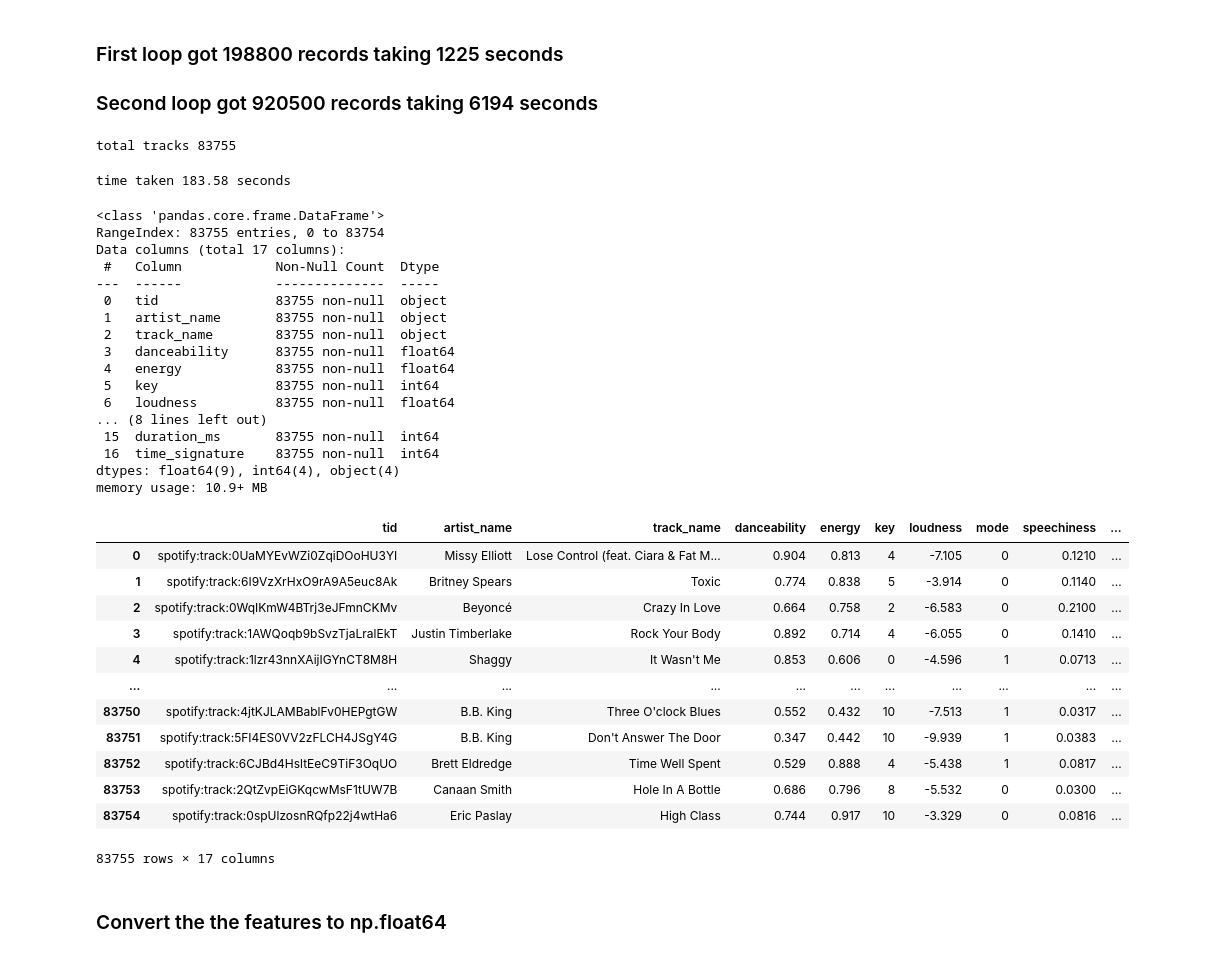
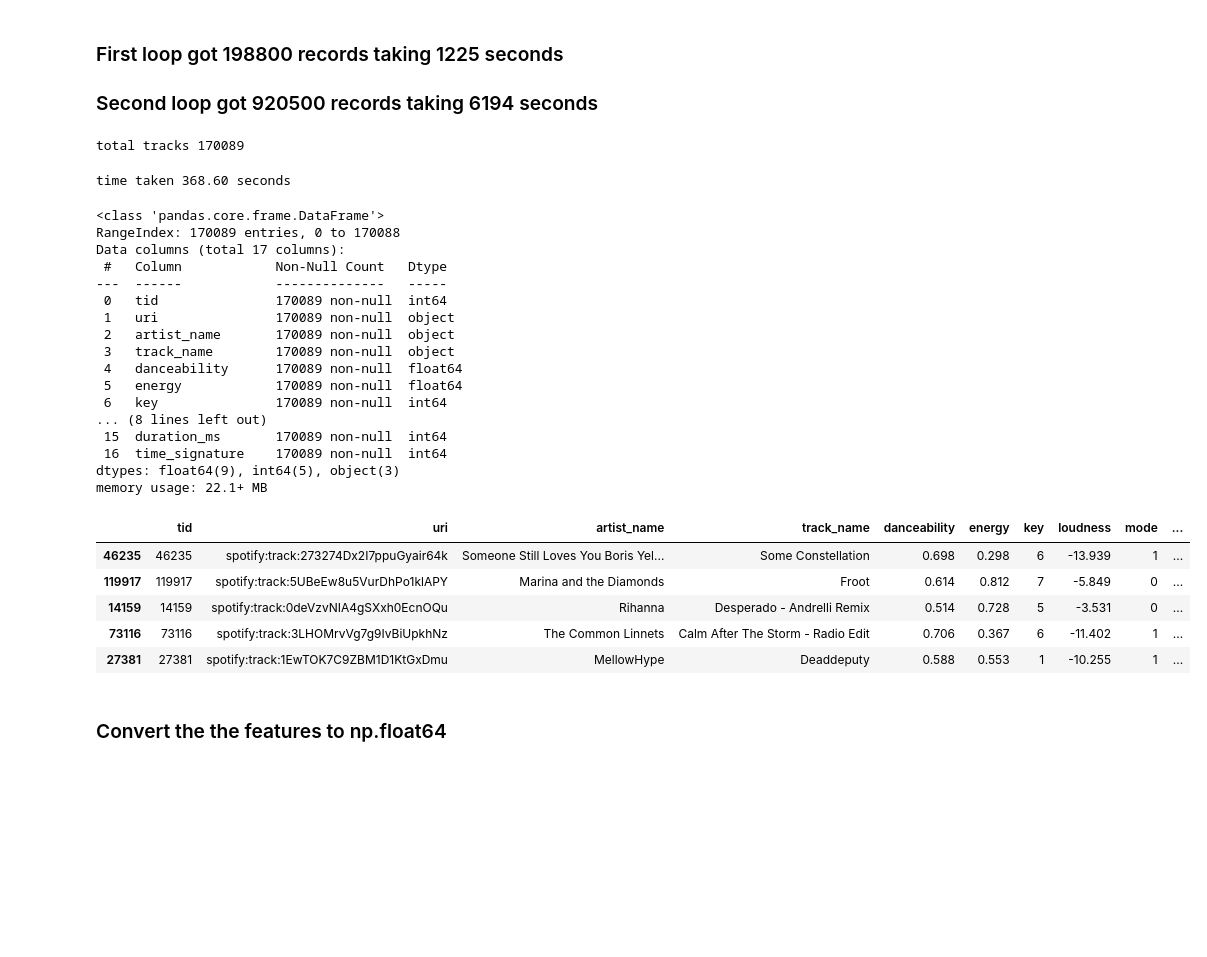
Before and after one commit to icarus08/ml-spotify-recommendations, a Jupyter notebook: feature_extraction.ipynb, the cells around one changed output. Cells and saved outputs as stored; diff of their text form; code cells hidden in the pictures; blank space fills up the shorter version.

```diff
--- a/feature_extraction.ipynb
+++ b/feature_extraction.ipynb
@@ -75,9 +86,9 @@ scope = "user-library-read"
 
 sp = spotipy.Spotify(auth_manager=SpotifyOAuth(scope=scope))
 
-columns = ["uri","artist_name","track_name","danceability", "energy", "key", "loudness", "mode", "speechiness",
+columns = ["tid","uri","artist_name","track_name","danceability", "energy", "key", "loudness", "mode", "speechiness",
         "acousticness", "instrumentalness", "liveness", "valence", "tempo",
-        "type", "duration_ms",
+        "duration_ms",
         "time_signature"]
 # %% [markdown]
 ### First loop got 198800 records taking 1225 seconds
@@ -89,53 +100,49 @@ print('total tracks',len(tracks_info_df))
 def get_audio_features(df,batch_size):
     batches = len(df)//batch_size + 1
     for batch in tqdm(np.array_split(df,batches)):
-        audio_features = sp.audio_features(batch.tid)
-        for idx, audio_feature in enumerate(audio_features):
-            audio_feature.update({'artist_name':batch.iloc[idx]['artist_name'],
-                                  'track_name':batch.iloc[idx]['track_name'],
-                                 })
-            yield audio_feature
+        try:
+            audio_features = sp.audio_features(batch.uri)
+            for idx, audio_feature in enumerate(audio_features):
+                audio_feature.update({'artist_name':batch.iloc[idx]['artist_name'],
+                                      'track_name':batch.iloc[idx]['track_name'],
+                                      'tid':batch.iloc[idx]['tid']
+                                     })
+                yield audio_feature
+        except:
+            continue
 
 tracks_features_df = pd.DataFrame(get_audio_features(tracks_info_df,batch_size=100),columns=[*columns])
-tracks_features_df = tracks_features_df.rename(columns={"uri": "tid"})
 print(f"time taken {time.time()-start:.2f} seconds")
 # %% [output]
-total tracks 83755
+total tracks 170089
-time taken 183.58 seconds
+time taken 368.60 seconds
 # %%
 tracks_features_df.info()
-tracks_features_df
+tracks_features_df.sample(5)
 # %% [output]
 <class 'pandas.core.frame.DataFrame'>
-RangeIndex: 83755 entries, 0 to 83754
+RangeIndex: 170089 entries, 0 to 170088
 Data columns (total 17 columns):
- #   Column            Non-Null Count  Dtype
----  ------            --------------  -----
- 0   tid               83755 non-null  object
- 1   artist_name       83755 non-null  object
- 2   track_name        83755 non-null  object
- 3   danceability      83755 non-null  float64
- 4   energy            83755 non-null  float64
- 5   key               83755 non-null  int64
- 6   loudness          83755 non-null  float64
+ #   Column            Non-Null Count   Dtype
+---  ------            --------------   -----
+ 0   tid               170089 non-null  int64
+ 1   uri               170089 non-null  object
+ 2   artist_name       170089 non-null  object
+ 3   track_name        170089 non-null  object
+ 4   danceability      170089 non-null  float64
+ 5   energy            170089 non-null  float64
+ 6   key               170089 non-null  int64
 ... (8 lines left out)
- 15  duration_ms       83755 non-null  int64
- 16  time_signature    83755 non-null  int64
-dtypes: float64(9), int64(4), object(4)
-memory usage: 10.9+ MB
+ 15  duration_ms       170089 non-null  int64
+ 16  time_signature    170089 non-null  int64
+dtypes: float64(9), int64(5), object(3)
+memory usage: 22.1+ MB
-|  | tid | artist_name | track_name | danceability | energy | key | loudness | mode | speechiness | ... |
-| 0 | spotify:track:0UaMYEvWZi0ZqiDOoHU3YI | Missy Elliott | Lose Control (feat. Ciara & Fat M... | 0.904 | 0.813 | 4 | -7.105 | 0 | 0.1210 | ... |
-| 1 | spotify:track:6I9VzXrHxO9rA9A5euc8Ak | Britney Spears | Toxic | 0.774 | 0.838 | 5 | -3.914 | 0 | 0.1140 | ... |
-| 2 | spotify:track:0WqIKmW4BTrj3eJFmnCKMv | Beyoncé | Crazy In Love | 0.664 | 0.758 | 2 | -6.583 | 0 | 0.2100 | ... |
-| 3 | spotify:track:1AWQoqb9bSvzTjaLralEkT | Justin Timberlake | Rock Your Body | 0.892 | 0.714 | 4 | -6.055 | 0 | 0.1410 | ... |
-| 4 | spotify:track:1lzr43nnXAijIGYnCT8M8H | Shaggy | It Wasn't Me | 0.853 | 0.606 | 0 | -4.596 | 1 | 0.0713 | ... |
-| ... | ... | ... | ... | ... | ... | ... | ... | ... | ... | ... |
-| 83750 | spotify:track:4jtKJLAMBablFv0HEPgtGW | B.B. King | Three O'clock Blues | 0.552 | 0.432 | 10 | -7.513 | 1 | 0.0317 | ... |
-| 83751 | spotify:track:5FI4ES0VV2zFLCH4JSgY4G | B.B. King | Don't Answer The Door | 0.347 | 0.442 | 10 | -9.939 | 1 | 0.0383 | ... |
-| 83752 | spotify:track:6CJBd4HsltEeC9TiF3OqUO | Brett Eldredge | Time Well Spent | 0.529 | 0.888 | 4 | -5.438 | 1 | 0.0817 | ... |
-| 83753 | spotify:track:2QtZvpEiGKqcwMsF1tUW7B | Canaan Smith | Hole In A Bottle | 0.686 | 0.796 | 8 | -5.532 | 0 | 0.0300 | ... |
-| 83754 | spotify:track:0spUlzosnRQfp22j4wtHa6 | Eric Paslay | High Class | 0.744 | 0.917 | 10 | -3.329 | 0 | 0.0816 | ... |
+|  | tid | uri | artist_name | track_name | danceability | energy | key | loudness | mode | ... |
+| 46235 | 46235 | spotify:track:273274Dx2I7ppuGyair64k | Someone Still Loves You Boris Yel... | Some Constellation | 0.698 | 0.298 | 6 | -13.939 | 1 | ... |
+| 119917 | 119917 | spotify:track:5UBeEw8u5VurDhPo1klAPY | Marina and the Diamonds | Froot | 0.614 | 0.812 | 7 | -5.849 | 0 | ... |
+| 14159 | 14159 | spotify:track:0deVzvNIA4gSXxh0EcnOQu | Rihanna | Desperado - Andrelli Remix | 0.514 | 0.728 | 5 | -3.531 | 0 | ... |
+| 73116 | 73116 | spotify:track:3LHOMrvVg7g9IvBiUpkhNz | The Common Linnets | Calm After The Storm - Radio Edit | 0.706 | 0.367 | 6 | -11.402 | 1 | ... |
+| 27381 | 27381 | spotify:track:1EwTOK7C9ZBM1D1KtGxDmu | MellowHype | Deaddeputy | 0.588 | 0.553 | 1 | -10.255 | 1 | ... |
-83755 rows × 17 columns
 # %% [markdown]
 ### Convert the the features to np.float64
 # %%
```
Also changed, not shown: parts of 5 cells of this notebook, 1 other file.
